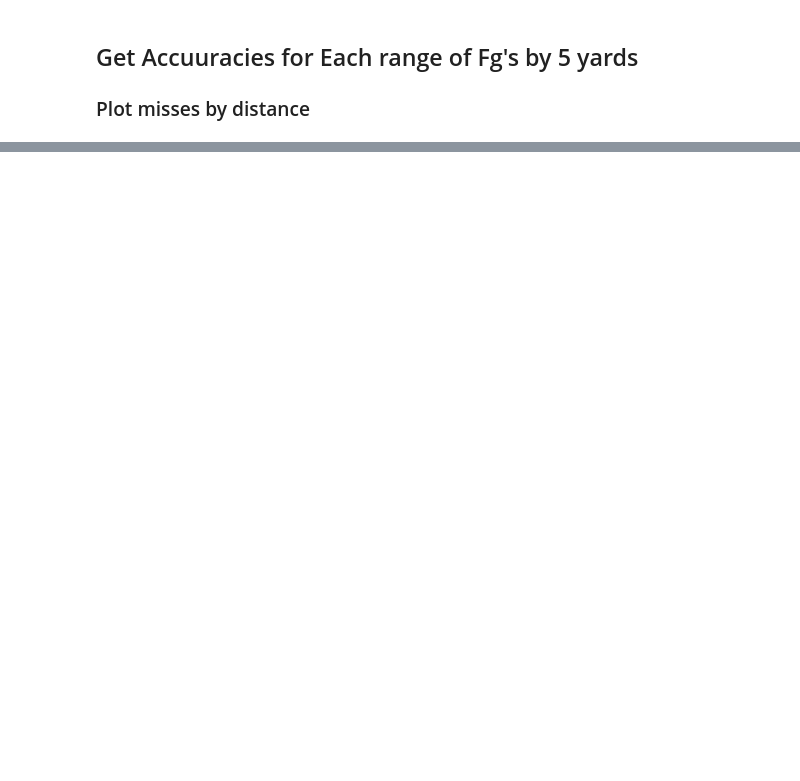
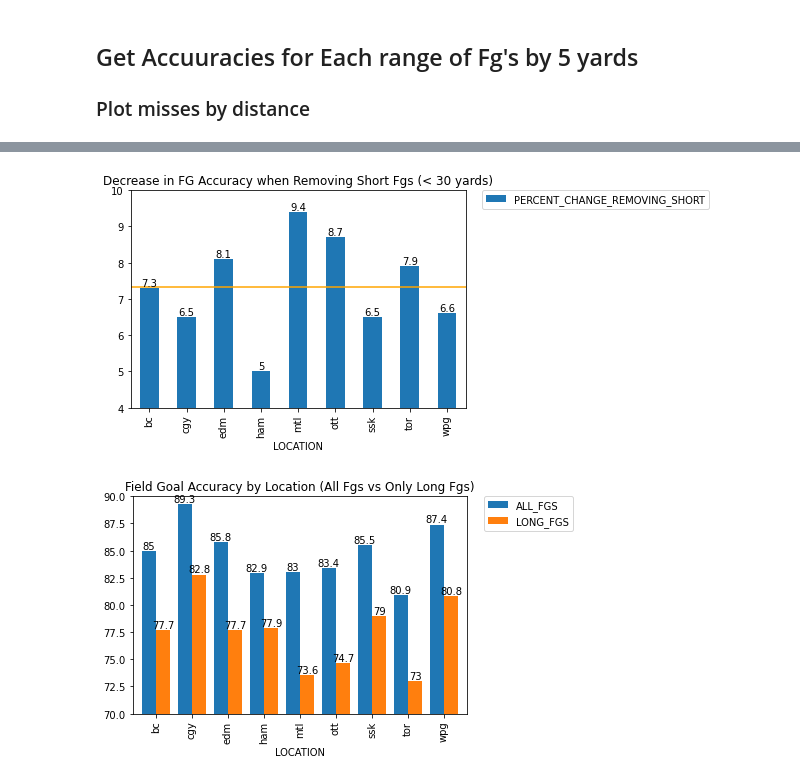
Before and after one commit to huuugh18/Programming-In-Python, a Jupyter notebook: CorseWork/CW2/fg_data_test.ipynb, the cells around one changed output, grey strips where cells are left out. Cells and saved outputs as stored; diff of their text form; code cells hidden in the pictures; blank space fills up the shorter version.

```diff
--- a/CorseWork/CW2/fg_data_test.ipynb
+++ b/CorseWork/CW2/fg_data_test.ipynb
@@ -59,0 +103,9 @@ get_distance_accuracies(fg_data_df_clean)
+# %%
+def remove_short_fgs(dist, df):
+   new_df = df.loc[df['DISTANCE'] > dist]
+   return new_df
+
+long_fg_data = remove_short_fgs(29, fg_data_df_clean)
+
+print('ALL FG MAKES AND MISSES DATA COUNT: \n', fg_data_df_clean['MADE'].value_counts())
+print('LONG FG MAKES AND MISSES DATA COUNT: \n', long_fg_data['MADE'].value_counts())
@@ -59,0 +166,17 @@ get_distance_accuracies(fg_data_df_clean)
+# %%
+
+away_long_fg_data = long_fg_data[long_fg_data.HOMEAWAY.eq('A')]
+home_long_fg_data = long_fg_data[long_fg_data.HOMEAWAY.eq('H')]
+
+long_fg_acc_away_df = get_location_fg_accuracies(away_long_fg_data)
+long_fg_acc_home_df = get_location_fg_accuracies(home_long_fg_data)
+# %%
+# plot these all together, har chart
+df_fg_acc = [all_fg_acc_df, long_fg_acc_df, long_fg_acc_away_df, long_fg_acc_home_df]
+df_fg_acc = pd.concat(df_fg_acc, axis=1)
+# df_fg_acc = df_fg_acc.drop(['LOCATION'], axis =1)
+df_fg_acc.columns = ['ALL_FGS', 'LONG_FGS', 'LONG_AWAY_FGS', 'LONG_HOME_FGS']
+df_fg_acc['PERCENT_CHANGE_REMOVING_SHORT'] = df_fg_acc['ALL_FGS'] - df_fg_acc['LONG_FGS']
+df_fg_acc['DIFF_REMOVING_HOME_KICKERS'] = df_fg_acc['LONG_FGS'] - df_fg_acc['LONG_AWAY_FGS']
+df_fg_acc
+# df_fg_acc.plot.bar(subplots=True, layout=(4,2), figsize=(16,8), sharey=True)
@@ -59,0 +203,17 @@ get_distance_accuracies(fg_data_df_clean)
+# %%
+ax0 = df_fg_acc.plot.bar(title='Decrease in FG Accuracy when Removing Short Fgs (< 30 yards)', y=['PERCENT_CHANGE_REMOVING_SHORT'])
+ax0.legend(bbox_to_anchor=(1.05, 1), loc='upper left', borderaxespad=0.)
+ax0.set_ylim(4,10)
+ax0.axhline(df_fg_acc['PERCENT_CHANGE_REMOVING_SHORT'].mean(), color='orange')
+for container in ax0.containers:
+   ax0.bar_label(container)
+
+
+ax1 = df_fg_acc.plot.bar(title='Field Goal Accuracy by Location (All Fgs vs Only Long Fgs)', y=['ALL_FGS', 'LONG_FGS'], width=0.8)
+ax1.set_ylim(70, 90)
+ax1.legend(bbox_to_anchor=(1.05, 1), loc='upper left', borderaxespad=0.)
+for container in ax1.containers:
+   ax1.bar_label(container)
+# %% [output]
+[figure, added]
+[figure, added]
```
Also changed, not shown: parts of 34 cells of this notebook, 4 other files.
